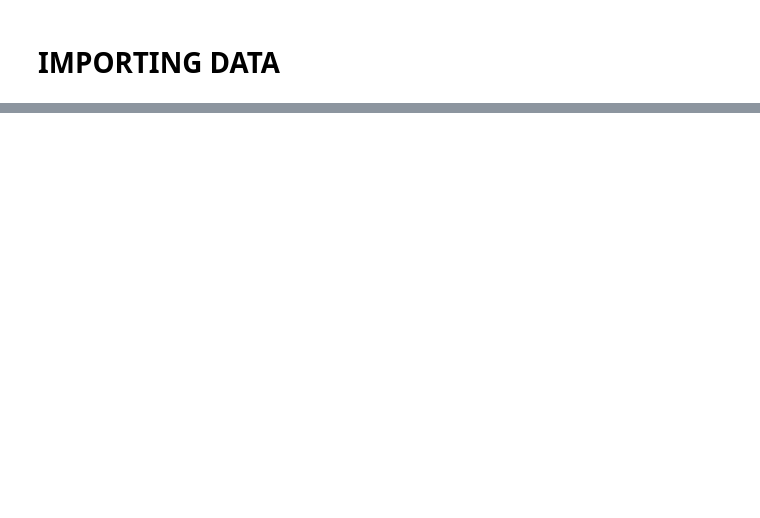
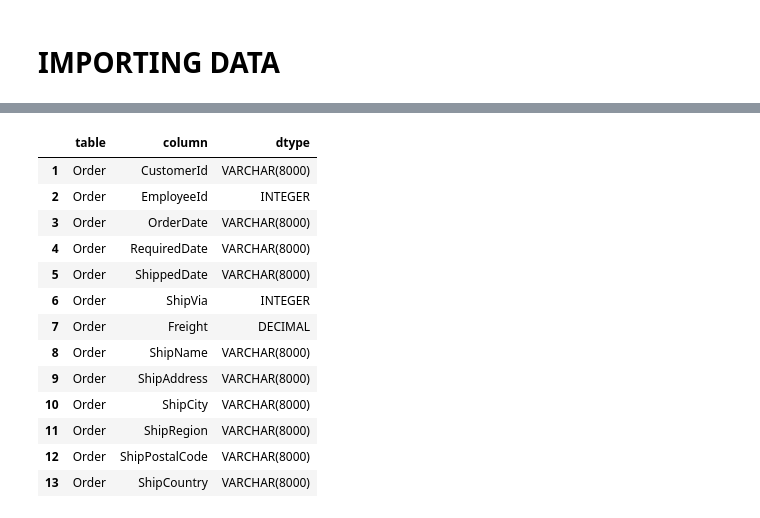
Before and after one commit to jirvingphd/dsc-2-final-project-online-ds-ft-021119, a Jupyter notebook: mod2_project_WIP.ipynb, the cells around one changed output, grey strips where cells are left out. Cells and saved outputs as stored; diff of their text form; code cells hidden in the pictures; blank space fills up the shorter version.

```diff
--- a/mod2_project_WIP.ipynb
+++ b/mod2_project_WIP.ipynb
@@ -416,0 +516,3 @@ def  get_full_table_info(engine):
+# %%
+list2df(get_col_info('Order'))
+# %% [output]
@@ -416,0 +522,14 @@ def  get_full_table_info(engine):
+|  | table | column | dtype |
+| 1 | Order | CustomerId | VARCHAR(8000) |
+| 2 | Order | EmployeeId | INTEGER |
+| 3 | Order | OrderDate | VARCHAR(8000) |
+| 4 | Order | RequiredDate | VARCHAR(8000) |
+| 5 | Order | ShippedDate | VARCHAR(8000) |
+| 6 | Order | ShipVia | INTEGER |
+| 7 | Order | Freight | DECIMAL |
+| 8 | Order | ShipName | VARCHAR(8000) |
+| 9 | Order | ShipAddress | VARCHAR(8000) |
+| 10 | Order | ShipCity | VARCHAR(8000) |
+| 11 | Order | ShipRegion | VARCHAR(8000) |
+| 12 | Order | ShipPostalCode | VARCHAR(8000) |
+| 13 | Order | ShipCountry | VARCHAR(8000) |
```
Also changed, not shown: parts of 48 cells of this notebook, 5 other files.
